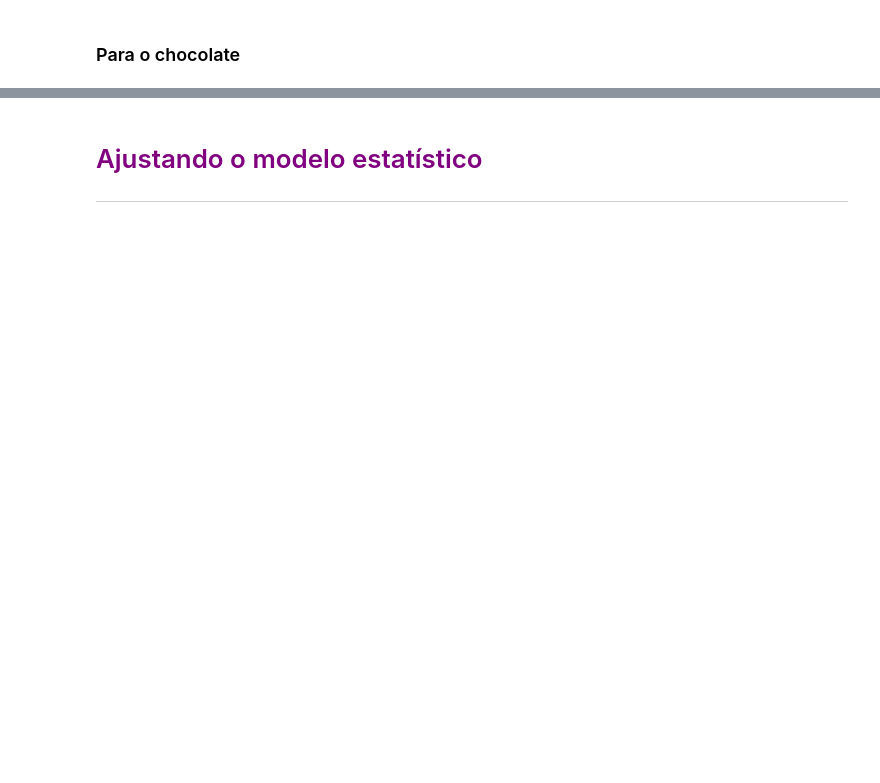
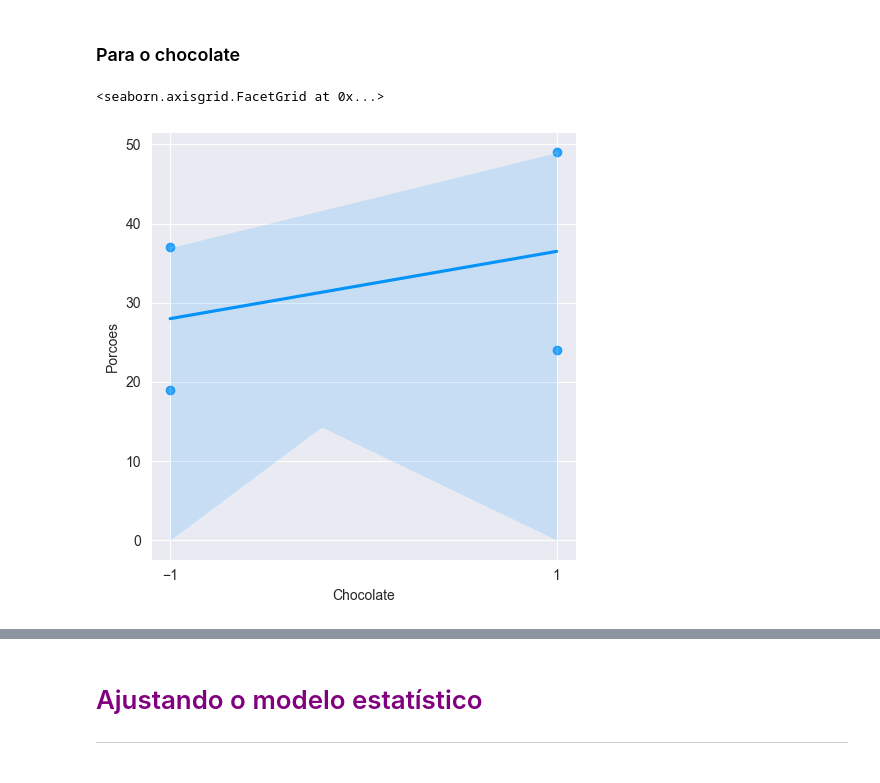
Before and after one commit to fcardosoo/15-Alura-Analise-de-experimentos-testes-mapas-de-cores-e-analises-dos-dados, a Jupyter notebook: Planejamento_experimentos_aula.ipynb, the cells around one changed output, grey strips where cells are left out. Saved outputs shown, nothing was run; the diff lists cells and outputs as text; code cells hidden in the pictures; blank space fills up the shorter version.

```diff
--- a/Planejamento_experimentos_aula.ipynb
+++ b/Planejamento_experimentos_aula.ipynb
@@ -133,4 +144,10 @@ ax1 = sns.lmplot(data = experimento, x='Farinha', y='Porcoes')
 # %% [markdown]
 ### Para o chocolate
 # %%
-ax1 = sns.lmplot(data = experimento, x='Chocoate', y='Porcoes')
+ax1 = sns.lmplot(data = experimento, x='Chocolate', y='Porcoes')
+
+# Aqui tiramos os valores intermediários entre -1 e 1
+ax1.set(xticks = (-1,1))
+# %% [output]
+<seaborn.axisgrid.FacetGrid at 0x...>
+[figure, added]
```
Also changed, not shown: parts of 4 cells of this notebook.
